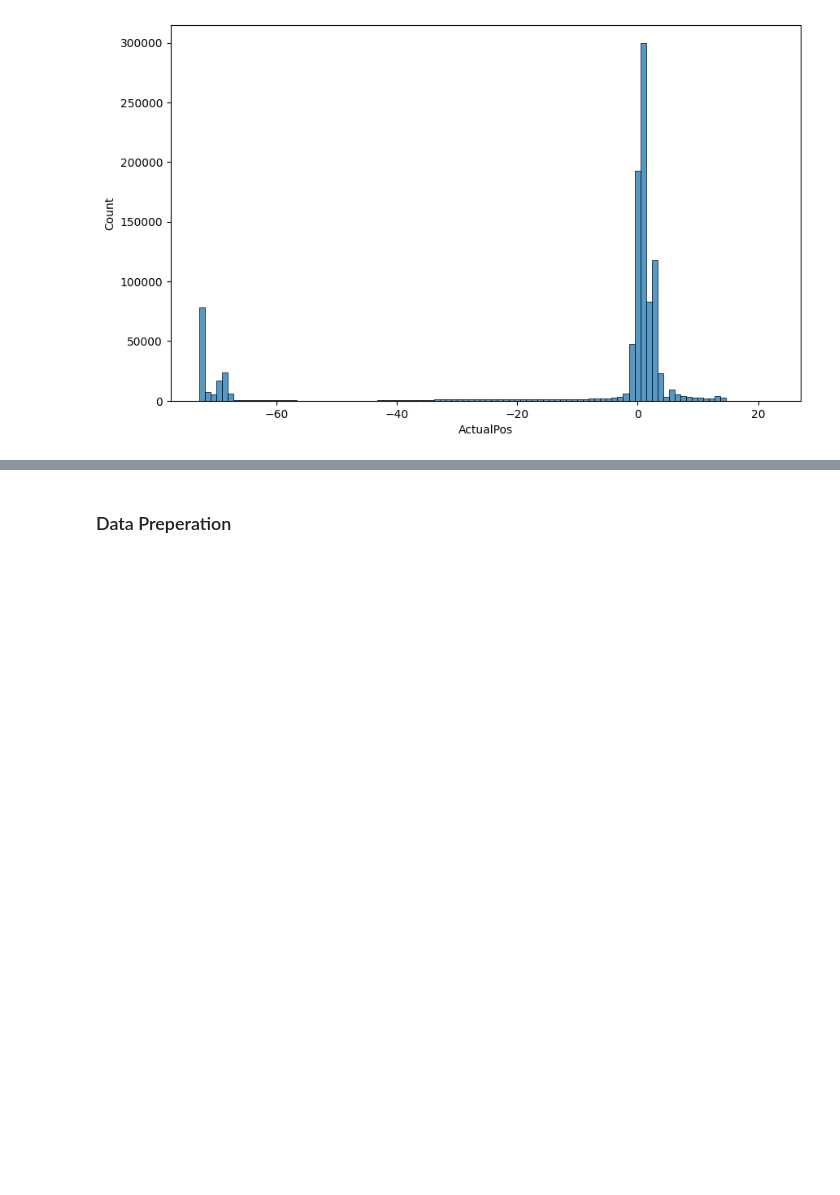
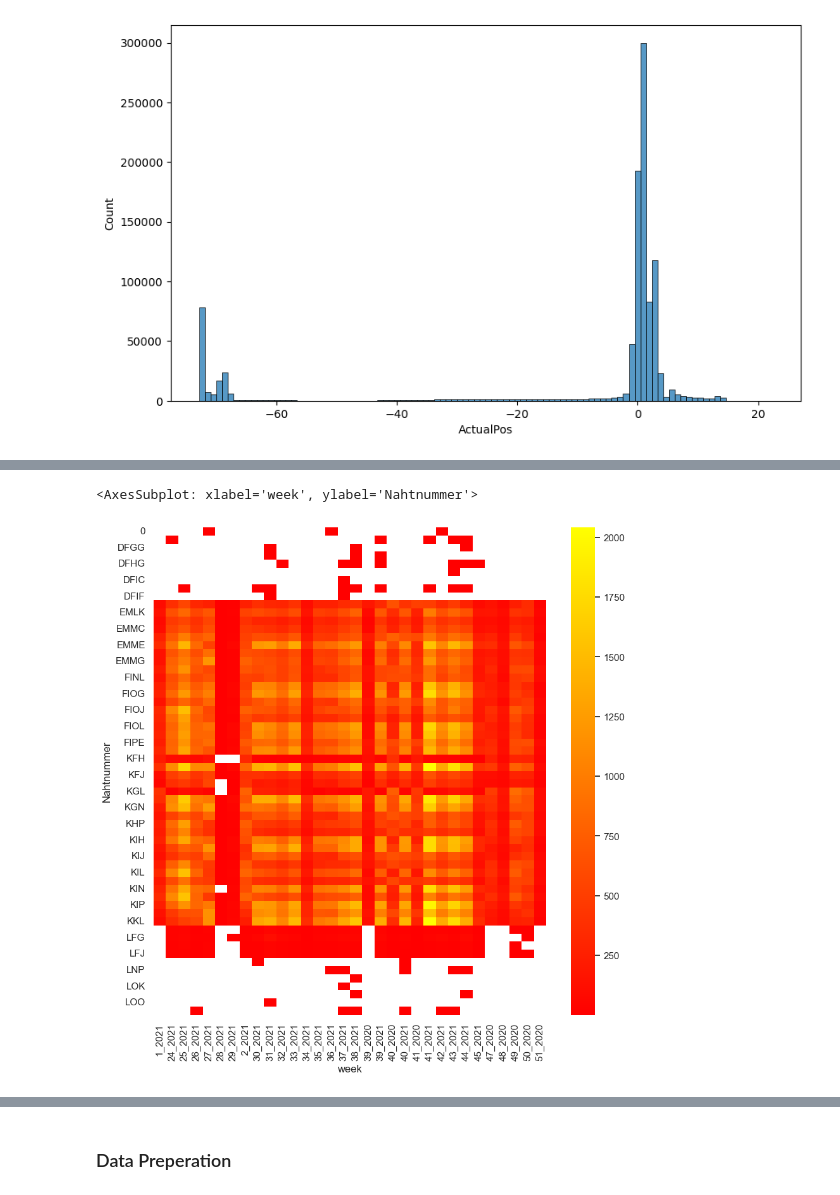
Before and after one commit to Gelva/Data-Mining, a Jupyter notebook: spark.ipynb, the cells around one changed output, grey strips where cells are left out. Cells and saved outputs as stored; diff of their text form; code cells hidden in the pictures; blank space fills up the shorter version.

```diff
--- a/spark.ipynb
+++ b/spark.ipynb
@@ -162,0 +286,8 @@ sns.histplot(data=pdf_clean,x='ActualPos', bins=100)
+# %%
+pvtble = test_df.pivot_table(index='Nahtnummer', columns='week', values='ActualPos', aggfunc='count')
+pvtble
+fig = plt.figure(figsize=(10,10))
+sns.heatmap(pvtble, cmap="autumn")
+# %% [output]
+<AxesSubplot: xlabel='week', ylabel='Nahtnummer'>
+[figure, added]
```
Also changed, not shown: parts of 52 cells of this notebook.
